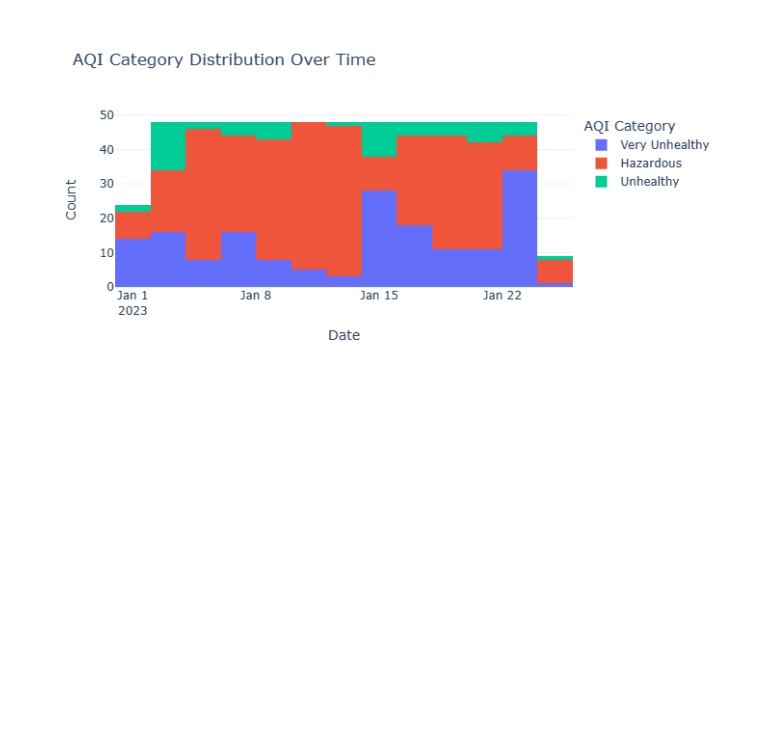
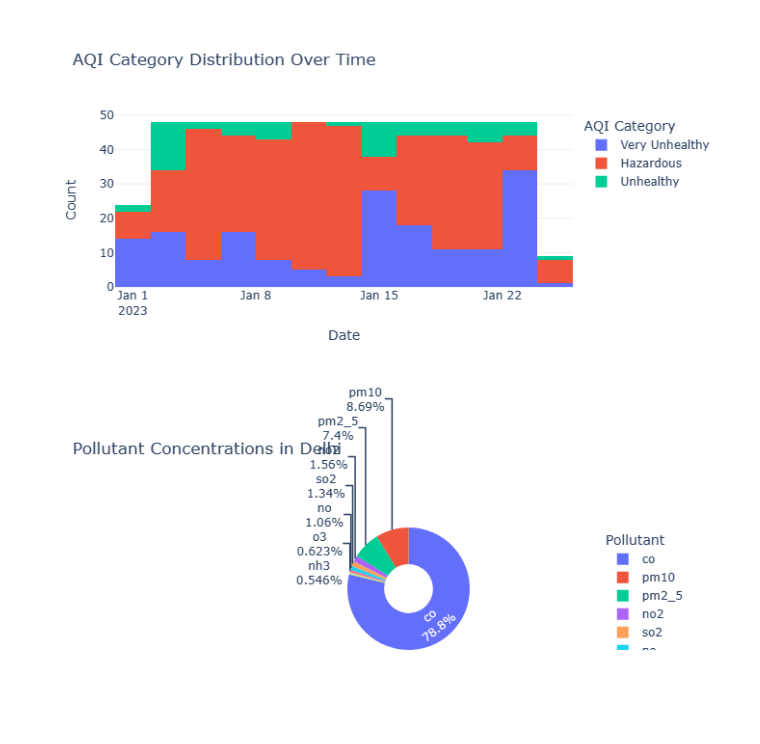
Before and after one commit to bshroats5/DA_Practice, a Jupyter notebook: AirQuality/AirQuality.ipynb, the cells around one changed output. Saved outputs shown, nothing was run; the diff lists cells and outputs as text; code cells hidden in the pictures; blank space fills up the shorter version.

```diff
--- a/AirQuality/AirQuality.ipynb
+++ b/AirQuality/AirQuality.ipynb
@@ -117,6 +117,27 @@ fig.show()
 # %%
 # Define pollutants and their colors
 pollutants = ["co", "no", "no2", "o3", "so2", "pm2_5", "pm10", "nh3"]
 pollutant_colors = px.colors.qualitative.Plotly
 
-# Calculate the sum
+# Calculate the sum of pollutant concentrations
+total_concentrations = data[pollutants].sum()
+
+# create a DataFrame for the concentrations
+concentration_data = pd.DataFrame({
+    "Pollutant": pollutants,
+    "Concentration": total_concentrations
+})
+
+# Create a donut plot for pollutant concentrations
+fig = px.pie(concentration_data, names="Pollutant", values="Concentration",
+             title="Pollutant Concentrations in Delhi",
+             hole=0.4, color_discrete_sequence=pollutant_colors)
+
+# Update layout for the donut plot
+fig.update_traces(textinfo="percent+label")
+fig.update_layout(legend_title="Pollutant")
+
+# Show the donut plot
+fig.show()
+# %% [output]
+[figure, added]
```
Also changed, not shown: parts of 3 cells of this notebook.
